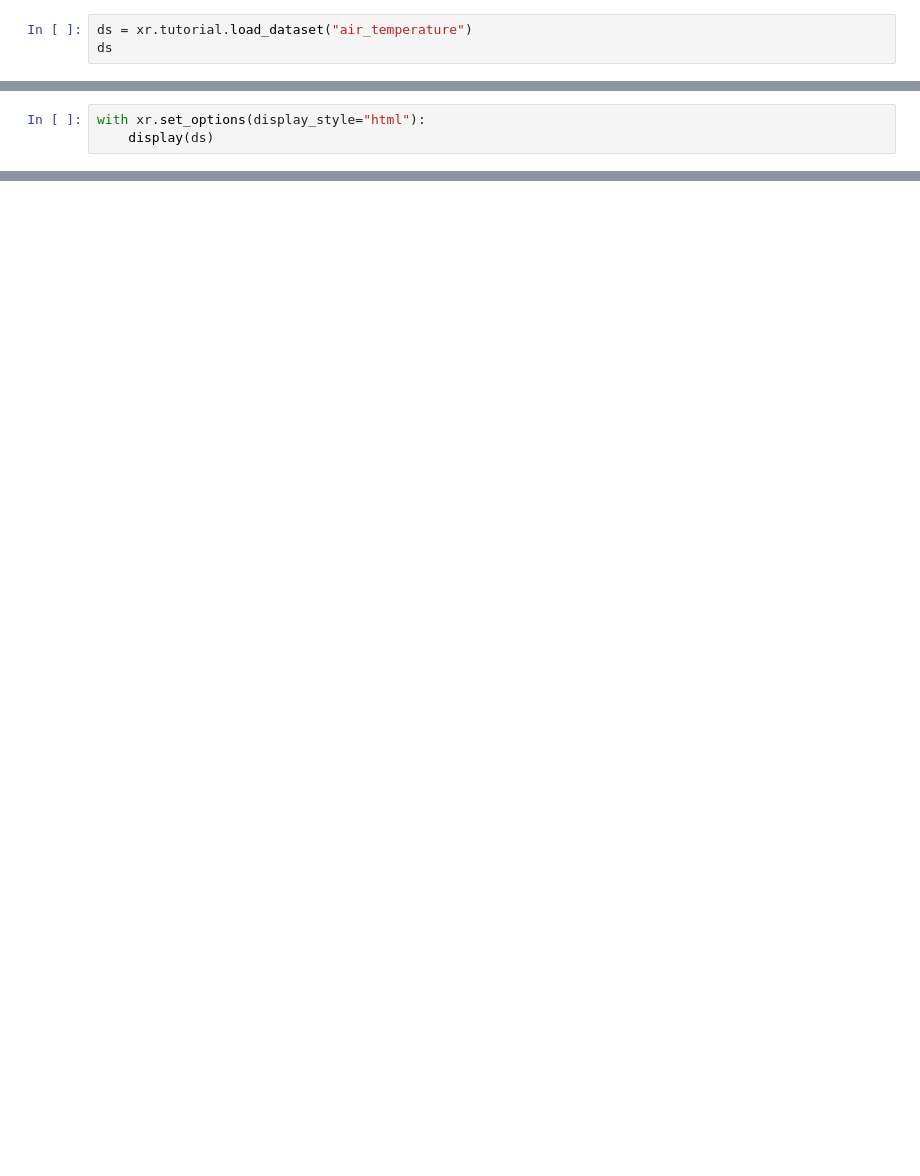
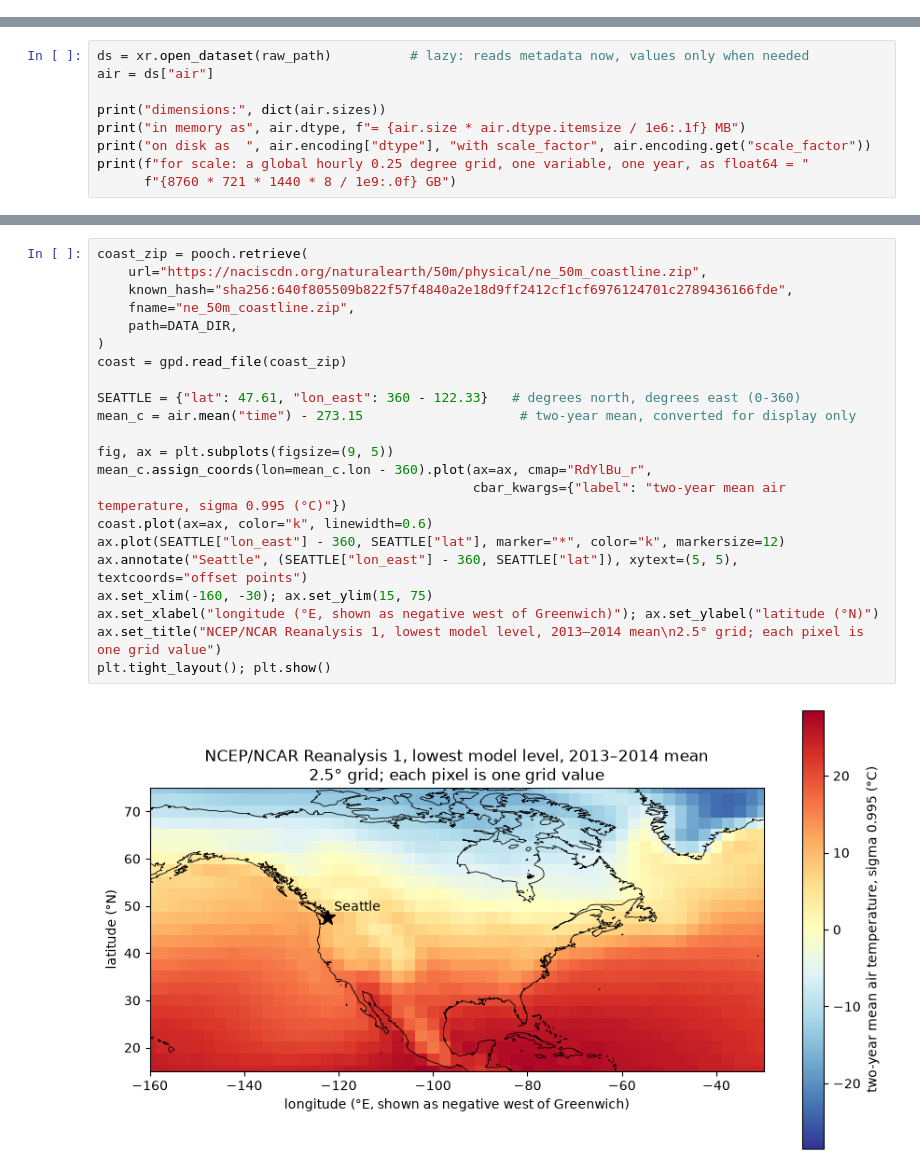
Before and after one commit to geo-smart/mlgeo-book, a Jupyter notebook: translations/es/Chapter2-DataManipulation/2.5_Arrays.ipynb, the cells around one changed output, grey strips where cells are left out. Cells and saved outputs as stored; diff of their text form; blank space fills up the shorter version.

```diff
--- a/translations/es/Chapter2-DataManipulation/2.5_Arrays.ipynb
+++ b/translations/es/Chapter2-DataManipulation/2.5_Arrays.ipynb
@@ -403,3 +0,0 @@ import xarray as xr
-# %%
-ds = xr.tutorial.load_dataset("air_temperature")
-ds
@@ -470,3 +0,0 @@ array([[[241.2 , 242.5 , 243.5 , ..., 232.8 , 235.5 , 238.6 ],
-# %%
-with xr.set_options(display_style="html"):
-    display(ds)
@@ -934,0 +124,9 @@ Result: y = -0.040712129324674606 + 0.8527621030807495 x + 0.0070235212333500385
+# %%
+ds = xr.open_dataset(raw_path)          # lazy: reads metadata now, values only when needed
+air = ds["air"]
+
+print("dimensions:", dict(air.sizes))
+print("in memory as", air.dtype, f"= {air.size * air.dtype.itemsize / 1e6:.1f} MB")
+print("on disk as  ", air.encoding["dtype"], "with scale_factor", air.encoding.get("scale_factor"))
+print(f"for scale: a global hourly 0.25 degree grid, one variable, one year, as float64 = "
+      f"{8760 * 721 * 1440 * 8 / 1e9:.0f} GB")
@@ -934,0 +211,24 @@ Result: y = -0.040712129324674606 + 0.8527621030807495 x + 0.0070235212333500385
+# %%
+coast_zip = pooch.retrieve(
+    url="https://naciscdn.org/naturalearth/50m/physical/ne_50m_coastline.zip",
+    known_hash="sha256:640f805509b822f57f4840a2e18d9ff2412cf1cf6976124701c2789436166fde",
+    fname="ne_50m_coastline.zip",
+    path=DATA_DIR,
+)
+coast = gpd.read_file(coast_zip)
+
+SEATTLE = {"lat": 47.61, "lon_east": 360 - 122.33}   # degrees north, degrees east (0-360)
+mean_c = air.mean("time") - 273.15                    # two-year mean, converted for display only
+
+fig, ax = plt.subplots(figsize=(9, 5))
+mean_c.assign_coords(lon=mean_c.lon - 360).plot(ax=ax, cmap="RdYlBu_r",
+                                                cbar_kwargs={"label": "two-year mean air temperature, sigma 0.995 (°C)"})
+coast.plot(ax=ax, color="k", linewidth=0.6)
+ax.plot(SEATTLE["lon_east"] - 360, SEATTLE["lat"], marker="*", color="k", markersize=12)
+ax.annotate("Seattle", (SEATTLE["lon_east"] - 360, SEATTLE["lat"]), xytext=(5, 5), textcoords="offset points")
+ax.set_xlim(-160, -30); ax.set_ylim(15, 75)
+ax.set_xlabel("longitude (°E, shown as negative west of Greenwich)"); ax.set_ylabel("latitude (°N)")
+ax.set_title("NCEP/NCAR Reanalysis 1, lowest model level, 2013–2014 mean\n2.5° grid; each pixel is one grid value")
+plt.tight_layout(); plt.show()
+# %% [output]
+[figure, added]
```
Also changed, not shown: parts of 147 cells of this notebook, 13 other files.
